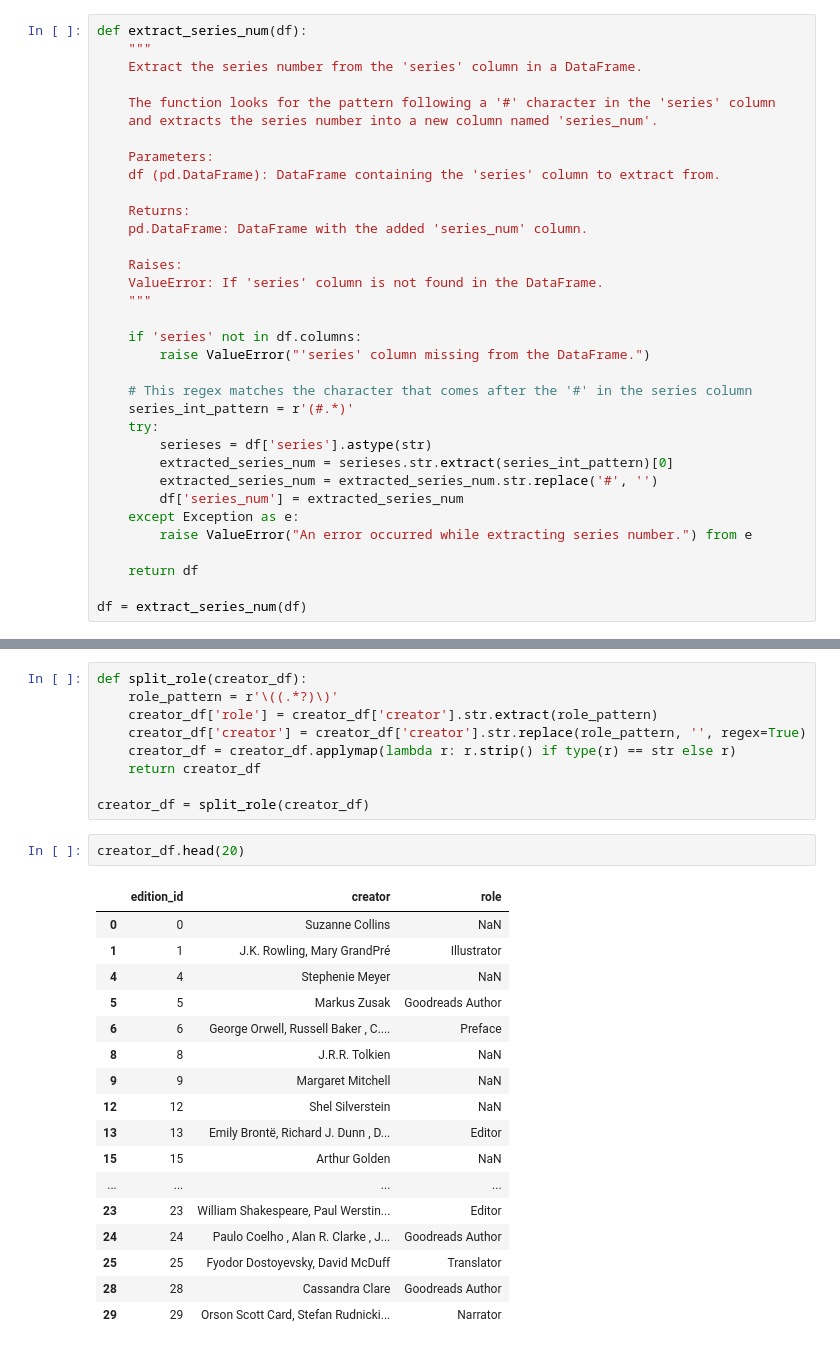
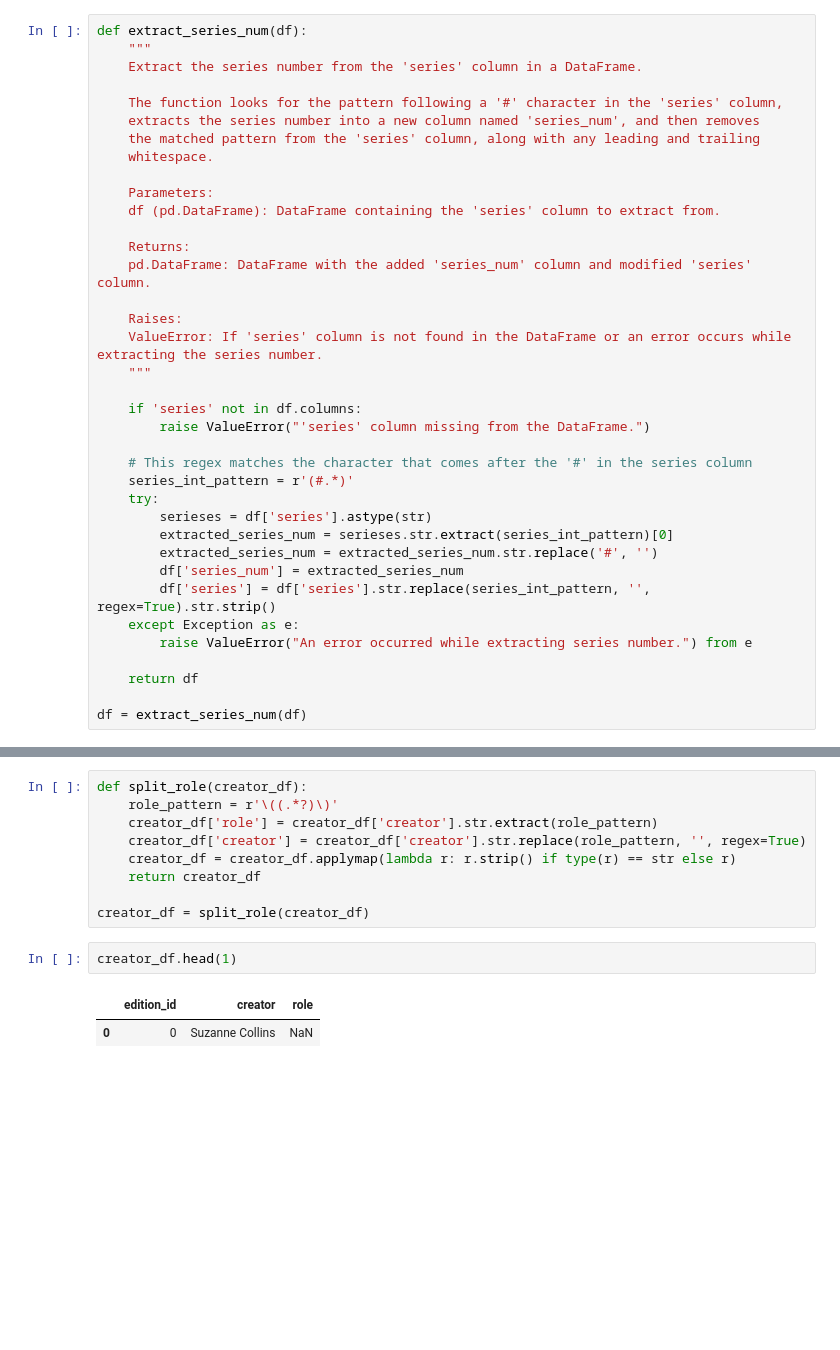
Before and after one commit to codeslp/books_db, a Jupyter notebook: src/books_db.ipynb, the cells around one changed output, grey strips where cells are left out. Drawn from its saved outputs; the diff is of its cells as text; blank space fills up the shorter version.

```diff
--- a/src/books_db.ipynb
+++ b/src/books_db.ipynb
@@ -237,17 +254,19 @@ def extract_series_num(df):
     """
     Extract the series number from the 'series' column in a DataFrame.
 
-    The function looks for the pattern following a '#' character in the 'series' column
-    and extracts the series number into a new column named 'series_num'.
+    The function looks for the pattern following a '#' character in the 'series' column,
+    extracts the series number into a new column named 'series_num', and then removes
+    the matched pattern from the 'series' column, along with any leading and trailing
+    whitespace.
 
     Parameters:
     df (pd.DataFrame): DataFrame containing the 'series' column to extract from.
 
     Returns:
-    pd.DataFrame: DataFrame with the added 'series_num' column.
+    pd.DataFrame: DataFrame with the added 'series_num' column and modified 'series' column.
 
     Raises:
-    ValueError: If 'series' column is not found in the DataFrame.
+    ValueError: If 'series' column is not found in the DataFrame or an error occurs while extracting the series number.
     """
 
     if 'series' not in df.columns:
@@ -260,6 +279,7 @@ def extract_series_num(df):
         extracted_series_num = serieses.str.extract(series_int_pattern)[0]
         extracted_series_num = extracted_series_num.str.replace('#', '')
         df['series_num'] = extracted_series_num
+        df['series'] = df['series'].str.replace(series_int_pattern, '', regex=True).str.strip()
     except Exception as e:
         raise ValueError("An error occurred while extracting series number.") from e
 
@@ -576,22 +633,7 @@ def split_role(creator_df):
 
 creator_df = split_role(creator_df)
 # %%
-creator_df.head(20)
+creator_df.head(1)
 # %% [output]
 |  | edition_id | creator | role |
 | 0 | 0 | Suzanne Collins | NaN |
-| 1 | 1 | J.K. Rowling, Mary GrandPré | Illustrator |
-| 4 | 4 | Stephenie Meyer | NaN |
-| 5 | 5 | Markus Zusak | Goodreads Author |
-| 6 | 6 | George Orwell, Russell Baker , C.... | Preface |
-| 8 | 8 | J.R.R. Tolkien | NaN |
-| 9 | 9 | Margaret Mitchell | NaN |
-| 12 | 12 | Shel Silverstein | NaN |
-| 13 | 13 | Emily Brontë, Richard J. Dunn , D... | Editor |
-| 15 | 15 | Arthur Golden | NaN |
-| ... | ... | ... | ... |
-| 23 | 23 | William Shakespeare, Paul Werstin... | Editor |
-| 24 | 24 | Paulo Coelho , Alan R. Clarke , J... | Goodreads Author |
-| 25 | 25 | Fyodor Dostoyevsky, David McDuff | Translator |
-| 28 | 28 | Cassandra Clare | Goodreads Author |
-| 29 | 29 | Orson Scott Card, Stefan Rudnicki... | Narrator |
```
Also changed, not shown: parts of 25 cells of this notebook.
